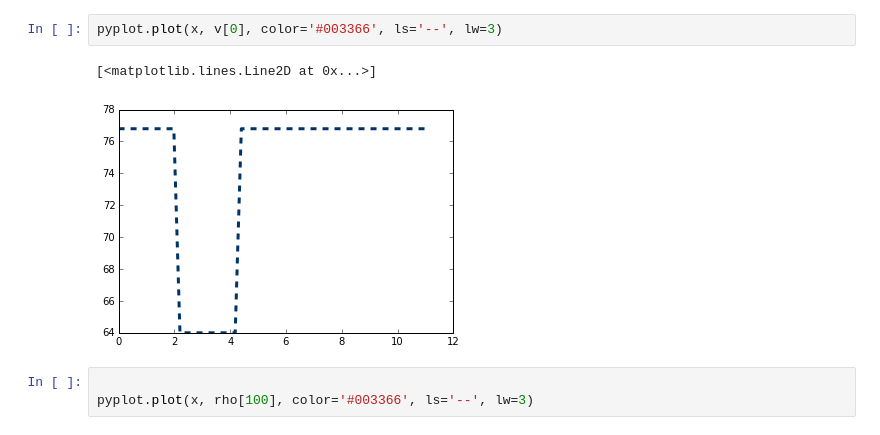
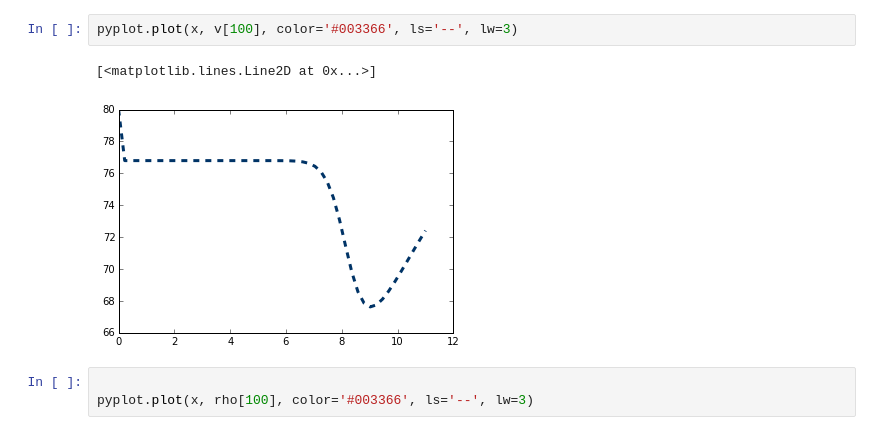
Before and after one commit to Ppetitjean/Annum, a Jupyter notebook: working/Traffic.ipynb, the cells around one changed output. Saved outputs shown, nothing was run; the diff lists cells and outputs as text.

```diff
--- a/working/Traffic.ipynb
+++ b/working/Traffic.ipynb
@@ -47,8 +78,8 @@ print(min(v[100])/3.6)
 # %%
-pyplot.plot(x, v[0], color='#003366', ls='--', lw=3)
+pyplot.plot(x, v[100], color='#003366', ls='--', lw=3)
 # %% [output]
 [<matplotlib.lines.Line2D at 0x...>]
-[figure, old version]
+[figure, new version]
 # %%
 
 pyplot.plot(x, rho[100], color='#003366', ls='--', lw=3)
```
Also changed, not shown: parts of 1 cell of this notebook.
